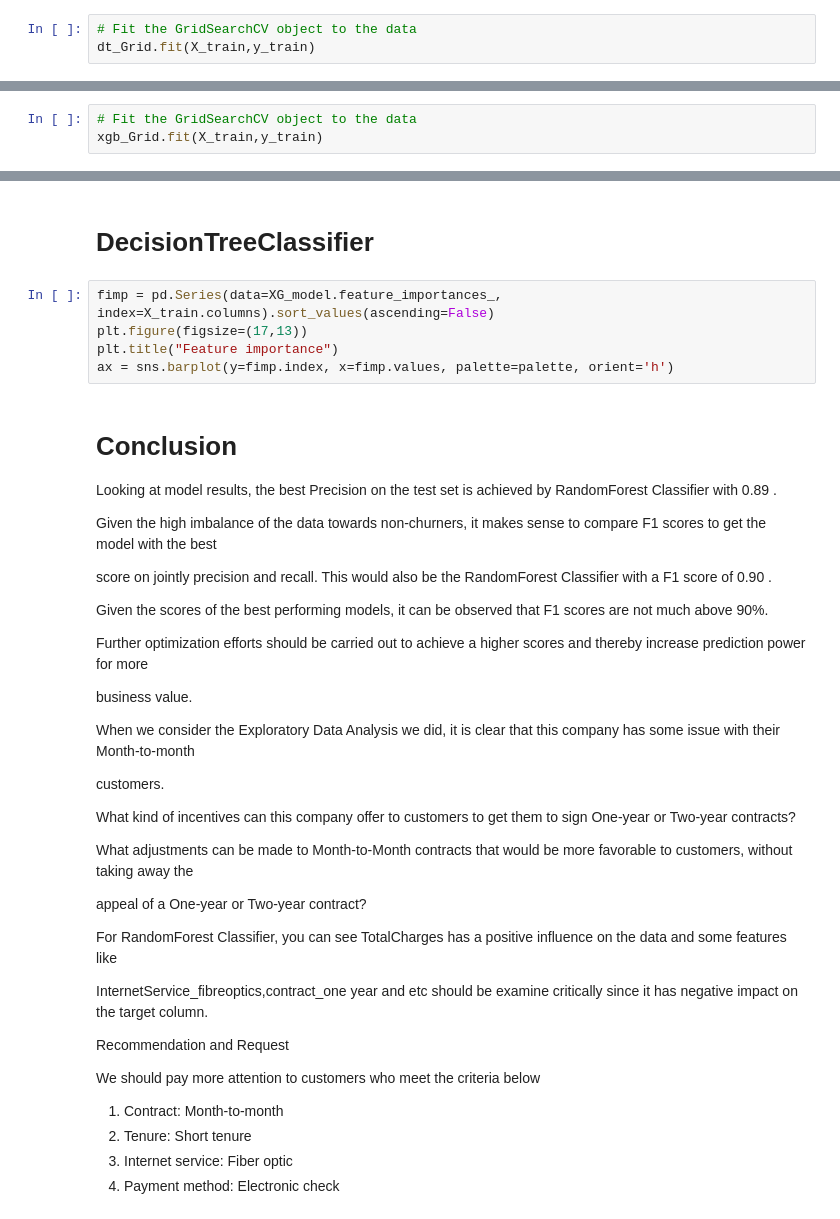
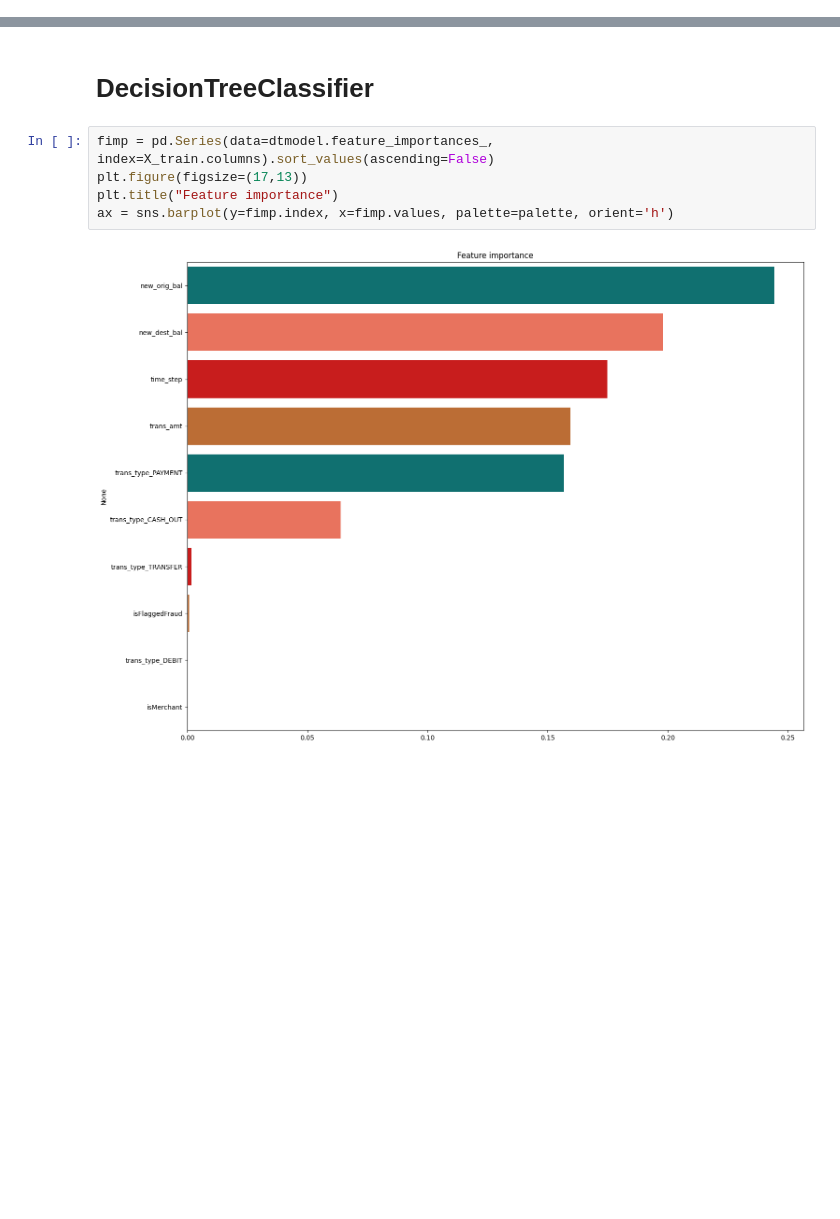
Before and after one commit to ikoghoemmanuell/Fraud-Detection-for-Accenture-Classification-, a Jupyter notebook: dev/fraud.ipynb, the cells around one changed output, grey strips where cells are left out. Saved outputs shown, nothing was run; the diff lists cells and outputs as text; blank space fills up the shorter version.

```diff
--- a/dev/fraud.ipynb
+++ b/dev/fraud.ipynb
@@ -852,3 +773,0 @@ dt_Grid = GridSearchCV(estimator = dtmodel,
-# %%
-# Fit the GridSearchCV object to the data
-dt_Grid.fit(X_train,y_train)
@@ -887,3 +773,0 @@ xgb_Grid = GridSearchCV(estimator = XG_model,
-# %%
-# Fit the GridSearchCV object to the data
-xgb_Grid.fit(X_train,y_train)
@@ -923,44 +805,9 @@ Based on confusion matrix:
 # %% [markdown]
 # DecisionTreeClassifier
 # %%
-fimp = pd.Series(data=XG_model.feature_importances_, index=X_train.columns).sort_values(ascending=False)
+fimp = pd.Series(data=dtmodel.feature_importances_, index=X_train.columns).sort_values(ascending=False)
 plt.figure(figsize=(17,13))
 plt.title("Feature importance")
 ax = sns.barplot(y=fimp.index, x=fimp.values, palette=palette, orient='h')
+# %% [output]
+[figure, added]
-# %% [markdown]
-# Conclusion
-
-Looking at model results, the best Precision on the test set is achieved by  RandomForest Classifier with 0.89 .
-
-Given the high imbalance of the data towards non-churners, it makes sense to compare F1 scores to get the model with the best
-
-score on jointly precision and recall. This would also be the  RandomForest Classifier with a F1 score of 0.90 .
-
-Given the scores of the best performing models, it can be observed that F1 scores are not much above 90%.
-
-Further optimization efforts should be carried out to achieve a higher scores and thereby increase prediction power for more
-
-business value.
-
-When we consider the Exploratory Data Analysis we did, it is clear that this company has some issue with their Month-to-month
-
-customers.
-
-What kind of incentives can this company offer to customers to get them to sign One-year or Two-year contracts?
-
-What adjustments can be made to Month-to-Month contracts that would be more favorable to customers, without taking away the
-
-appeal of a One-year or Two-year contract?
-
-For RandomForest Classifier, you can see TotalCharges has a positive influence on the data and some features like
-
-InternetService_fibreoptics,contract_one year and etc should be examine critically since it has negative impact on the target column.
-
- Recommendation and Request
-
-We should pay more attention to customers who meet the criteria below
-
-1. Contract: Month-to-month
-2. Tenure: Short tenure
-3. Internet service: Fiber optic
-4. Payment method: Electronic check
```
Also changed, not shown: parts of 41 cells of this notebook.
